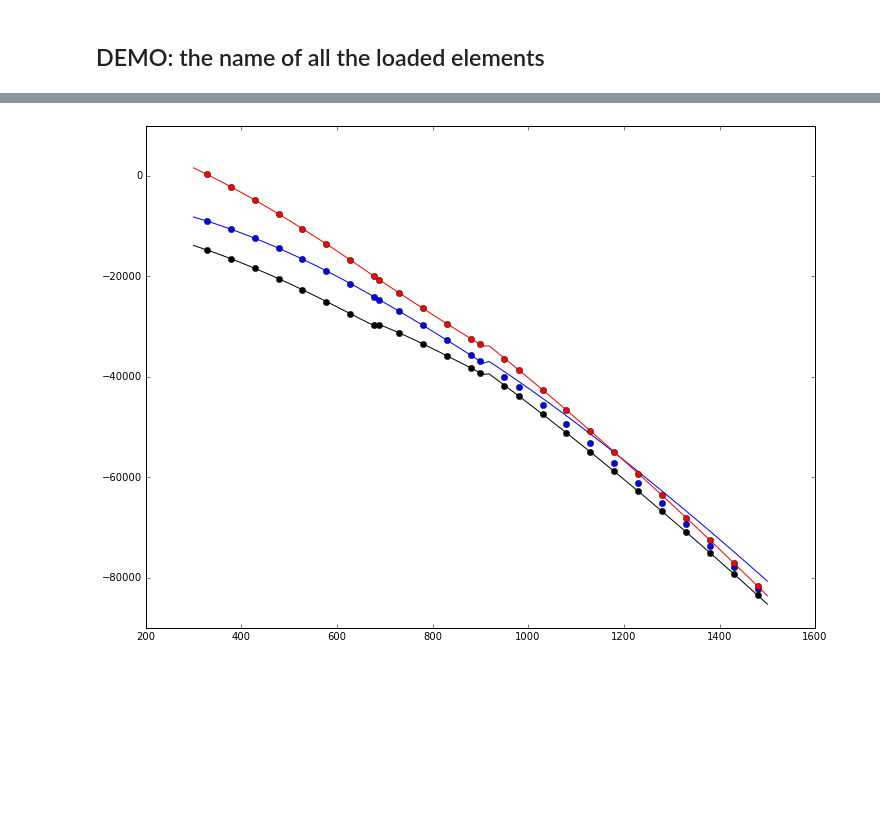
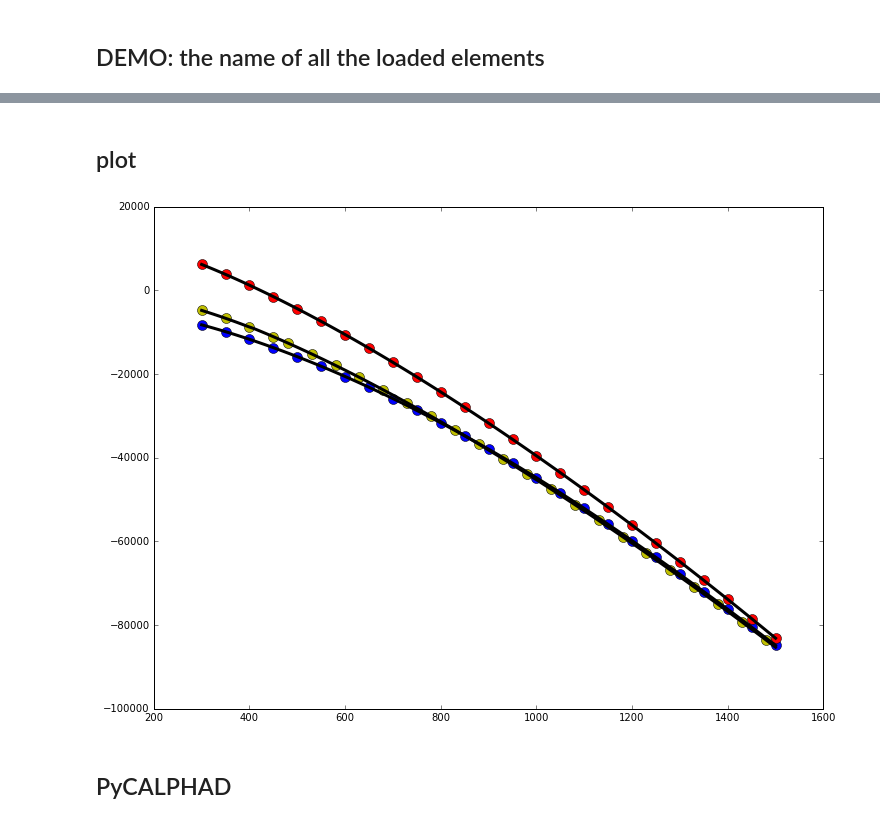
Before and after one commit to dpttw/pyopencalphad, a Jupyter notebook: OCpy_example.ipynb, the cells around one changed output, grey strips where cells are left out. Cells and saved outputs as stored; diff of their text form; code cells hidden in the pictures; blank space fills up the shorter version.

```diff
--- a/OCpy_example.ipynb
+++ b/OCpy_example.ipynb
@@ -84,15 +118,10 @@ print GM
 # %%
-import numpy as np
+tqphsts("*","SUS",0.)
+tqphsts("BCC","ENT",1.)
 
-T = np.linspace(300,1500,100)
-GM_FCC = []
 GM_BCC = []
-GM_LIQ = []
-
 for i in range(len(T)):
     tqsetc('T',0,T[i])
     tqce()
 
-    GM_FCC.append(tqgetv('GM','FCC','NA'))
     GM_BCC.append(tqgetv('GM','BCC','NA'))
-    GM_LIQ.append(tqgetv('GM','LIQ','NA'))
@@ -108,16 +128,33 @@ tc_liq = np.loadtxt('tc/liq.dat')
+# %%
+tqphsts("*","SUS",0.)
+tqphsts("LIQ","ENT",1.)
+
+GM_LIQ = []
+for i in range(len(T)):
+    tqsetc('T',0,T[i])
+    tqce()
+
+    GM_LIQ.append(tqgetv('GM','LIQ','NA'))
+# %% [markdown]
+## plot
 # %%
 fig, ax = plt.subplots(figsize=(12, 9))
-ax.plot(T,GM_FCC,c='k')
-ax.plot(tc_fcc[:,0],tc_fcc[:,1],'o',c='k',markevery=5)
-#ax.plot(tc_fcc[:,0],tc_fcc[:,1])
-ax.plot(T,GM_BCC,c='b')
-ax.plot(tc_bcc[:,0],tc_bcc[:,1],'o',c='b',markevery=5)
-#ax.plot(tc_bcc[:,0],tc_bcc[:,1])
-ax.plot(T,GM_LIQ,c='r')
-ax.plot(tc_liq[:,0],tc_liq[:,1],'o',c='r',markevery=5)
-#ax.plot(tc_liq[:,0],tc_liq[:,1])
+ax.plot(T,GM_FCC,c='k',lw=3,zorder=5)
+#ax.plot(T,GM_FCC2,c='b')
+
+#ax.plot(tc_fcc[:,0],tc_fcc[:,1],'o',c='k',markevery=5)
+#ax.plot(tc_fcc2[:,0],tc_fcc2[:,1],'o',c='y',markevery=2)    # A1 only
+ax.plot(tc_fcc3[:,0],tc_fcc3[:,1],'o',markersize=10,c='y',markevery=5)    # A1 + A1#2
+
+
+ax.plot(T,GM_BCC,c='k',lw=3,zorder=5)
+ax.plot(tc_bcc[:,0],tc_bcc[:,1],'o',markersize=10,c='b',markevery=5)
+ax.plot(T,GM_LIQ,c='k',lw=3,zorder=5)
+ax.plot(tc_liq[:,0],tc_liq[:,1],'o',markersize=10,c='r',markevery=5)
 
 
 plt.show()
 # %% [output]
-[figure, old version]
+[figure, new version]
+# %% [markdown]
+## PyCALPHAD
```
Also changed, not shown: parts of 27 cells of this notebook, 14 other files.
